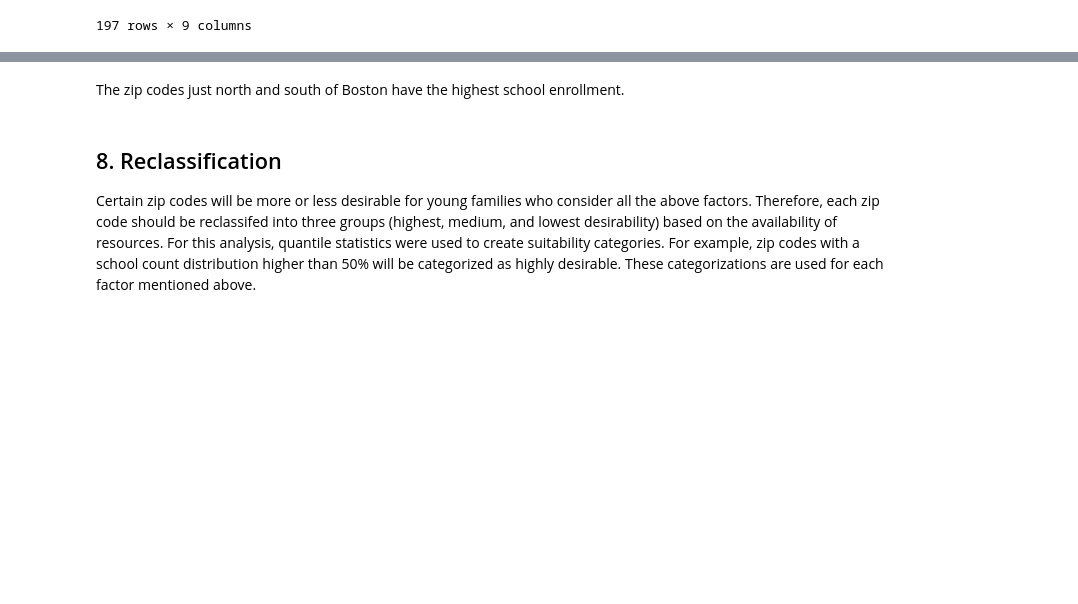
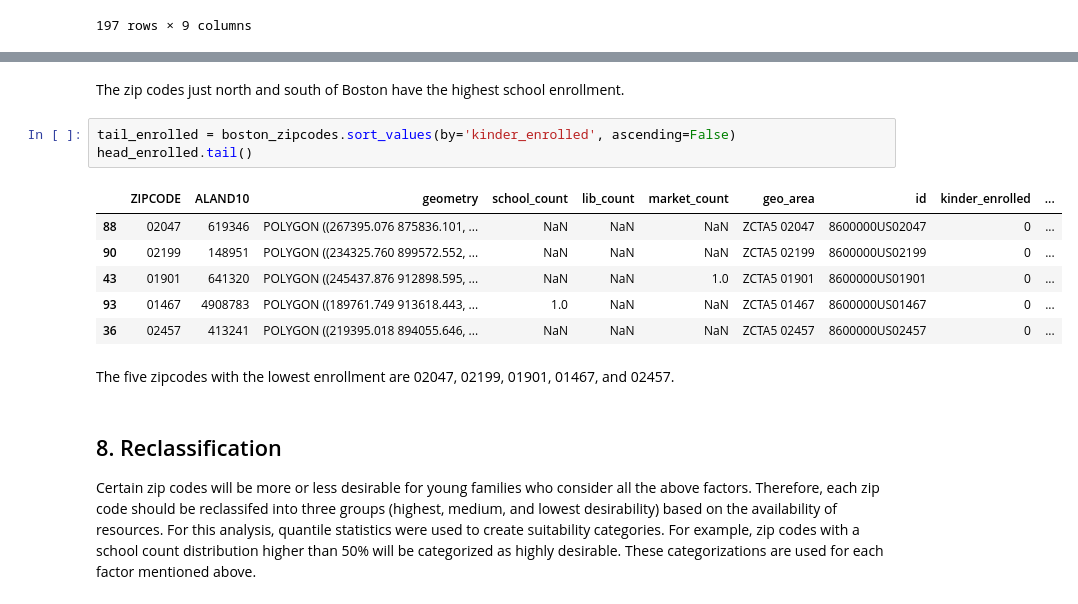
Before and after one commit to oreade01/UEP239_Final_Project, a Jupyter notebook: suitability.ipynb, the cells around one changed output, grey strips where cells are left out. Cells and saved outputs as stored; diff of their text form; blank space fills up the shorter version.

```diff
--- a/suitability.ipynb
+++ b/suitability.ipynb
@@ -444,5 +487,17 @@ ax.set_axis_off()
+# %% [markdown]
+The zip codes just north and south of Boston have the highest school enrollment.
+# %%
+tail_enrolled = boston_zipcodes.sort_values(by='kinder_enrolled', ascending=False)
+head_enrolled.tail()
+# %% [output]
+|  | ZIPCODE | ALAND10 | geometry | school_count | lib_count | market_count | geo_area | id | kinder_enrolled | ... |
+| 88 | 02047 | 619346 | POLYGON ((267395.076 875836.101, ... | NaN | NaN | NaN | ZCTA5 02047 | 8600000US02047 | 0 | ... |
+| 90 | 02199 | 148951 | POLYGON ((234325.760 899572.552, ... | NaN | NaN | NaN | ZCTA5 02199 | 8600000US02199 | 0 | ... |
+| 43 | 01901 | 641320 | POLYGON ((245437.876 912898.595, ... | NaN | NaN | 1.0 | ZCTA5 01901 | 8600000US01901 | 0 | ... |
+| 93 | 01467 | 4908783 | POLYGON ((189761.749 913618.443, ... | 1.0 | NaN | NaN | ZCTA5 01467 | 8600000US01467 | 0 | ... |
+| 36 | 02457 | 413241 | POLYGON ((219395.018 894055.646, ... | NaN | NaN | NaN | ZCTA5 02457 | 8600000US02457 | 0 | ... |
 # %% [markdown]
-The zip codes just north and south of Boston have the highest school enrollment.
+The five zipcodes with the lowest enrollment are 02047, 02199, 01901, 01467, and 02457.
 # %% [markdown]
 ## 8. Reclassification
 
```
Also changed, not shown: parts of 10 cells of this notebook.
